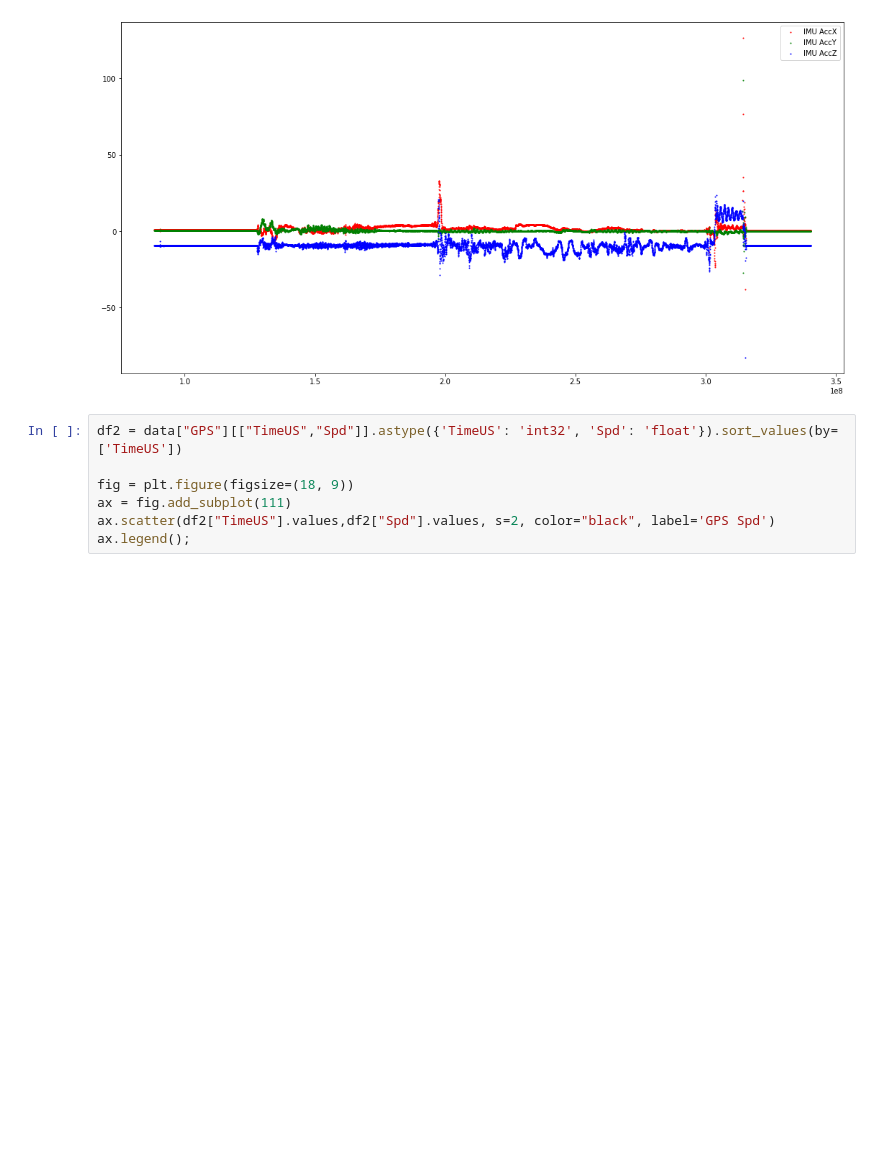
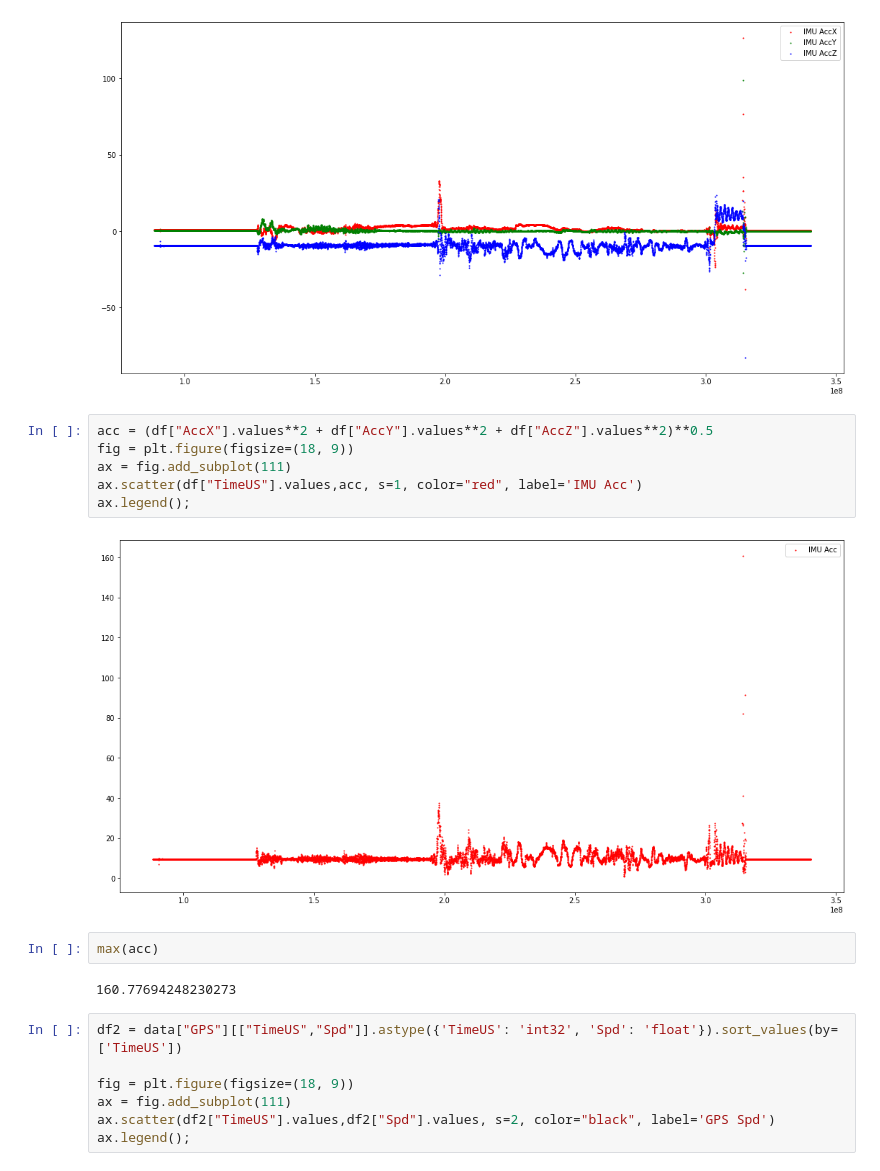
Before and after one commit to alex-12345/mai_tasks, a Jupyter notebook: alfer/parser.ipynb, the cells around one changed output. Saved outputs shown, nothing was run; the diff lists cells and outputs as text; blank space fills up the shorter version.

```diff
--- a/alfer/parser.ipynb
+++ b/alfer/parser.ipynb
@@ -134,6 +134,18 @@ ax.scatter(df["TimeUS"].values,df["AccZ"].values, s=1, color="blue", label='IMU
 ax.legend();
 # %% [output]
 [figure]
+# %%
+acc = (df["AccX"].values**2 + df["AccY"].values**2 + df["AccZ"].values**2)**0.5
+fig = plt.figure(figsize=(18, 9))
+ax = fig.add_subplot(111)
+ax.scatter(df["TimeUS"].values,acc, s=1, color="red", label='IMU Acc')
+ax.legend();
+# %% [output]
+[figure, added]
+# %%
+max(acc)
+# %% [output]
+160.77694248230273
 # %%
 df2 = data["GPS"][["TimeUS","Spd"]].astype({'TimeUS': 'int32', 'Spd': 'float'}).sort_values(by=['TimeUS'])
 
```
